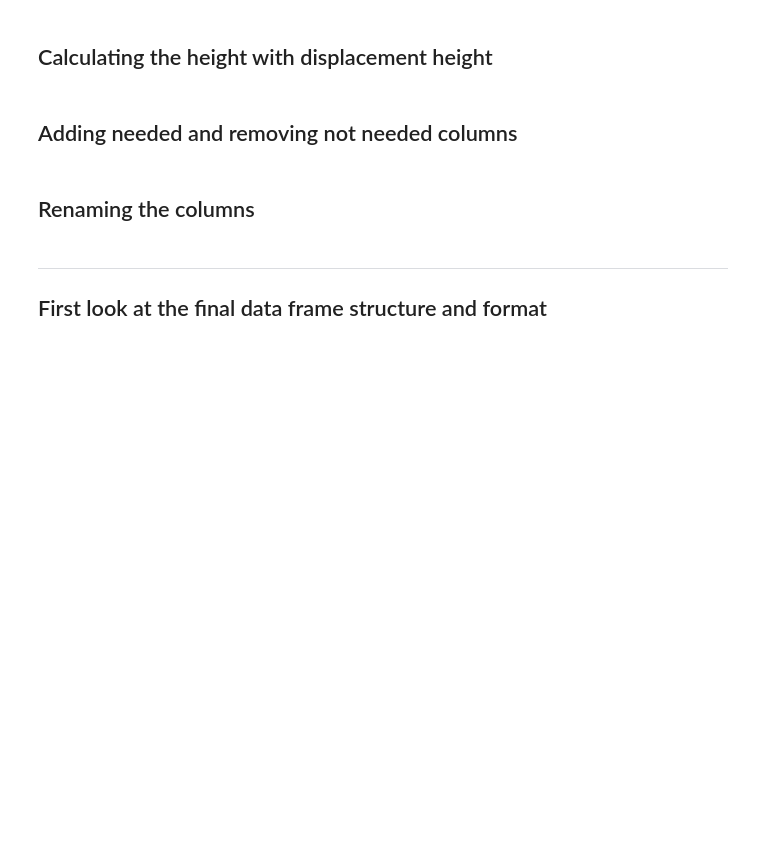
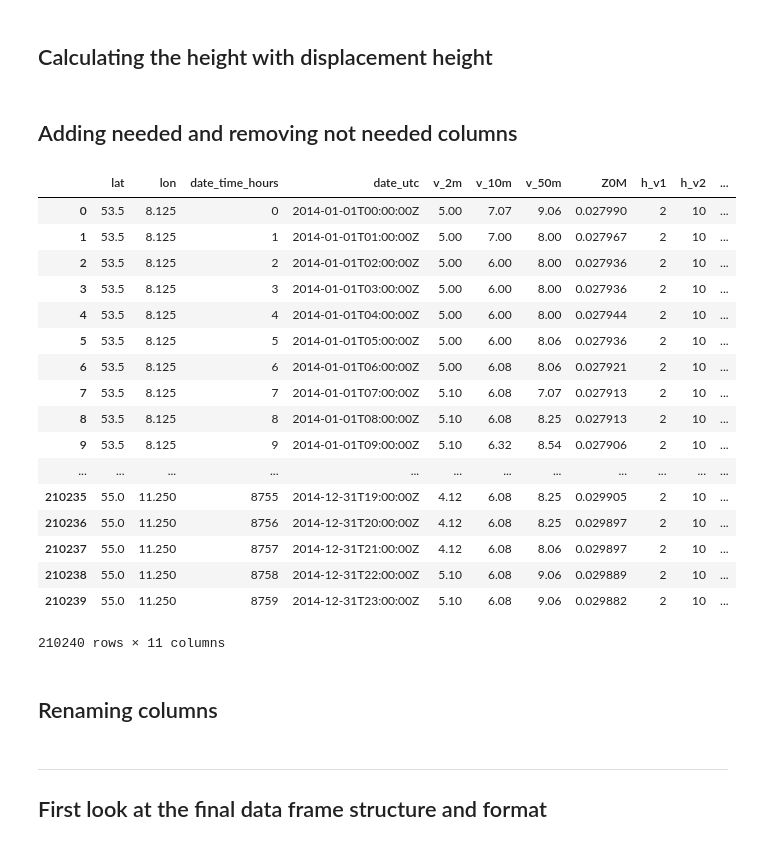
Before and after one commit to Open-Power-System-Data/weather_data, a Jupyter notebook: download.ipynb, the cells around one changed output. Saved outputs shown, nothing was run; the diff lists cells and outputs as text; code cells hidden in the pictures; blank space fills up the shorter version.

```diff
--- a/download.ipynb
+++ b/download.ipynb
@@ -157,11 +96,13 @@ Definition of desired coordinates (rectangular area) data is needed for -> corne
 # %%
 # User input of coordinates
 # ------
-# Example: Schleswig-Holstein (lat/lon WSG84)
-# Nordost-Punkt; 55,036823°N, 11,349297°E
-# Südwest-Punkt; 53,366266°N, 7,887088°E
+# Example: Schleswig-Holstein (lat/lon)
+# Northeastern point: 55,036823°N, 11,349297°E
+# Southwestern point: 53,366266°N, 7,887088°E
 
+# Northeastern coordinate
 lat_1, lon_1 = 53.366266, 7.887088
+# Southwestern coordinate
 lat_2, lon_2 = 55.036823, 11.349297
 
 def translate_lat_to_geos5_native(latitude):
@@ -178,6 +119,11 @@ def translate_lon_to_geos5_native(longitude):
     return (1 + ((longitude) + 180) / 0.625)
 
 def find_closest_coordinate(calc_coord, coord_array):
+    """
+    Since the resolution of the grid is 0.5 x 0.625, the 'real world'
+    coordinates will not be matched 100% correctly. This function matches
+    the coordinates as close as possible.
+    """
     # np.argmin() finds the smallest value in an array and returns its
     # index. np.abs() returns the absolute value of each item of an array.
     # To summarize, the function finds the difference closest to 0 and returns
@@ -185,17 +131,18 @@ def find_closest_coordinate(calc_coord, coord_array):
     index = np.abs(coord_array-calc_coord).argmin()
     return coord_array[index]
 
-# The arrays contain the coordinates of the grid used by the API
+# The arrays contain the coordinates of the grid used by the API.
 lat_coords = np.arange(0, 360, dtype=int)
 lon_coords = np.arange(0, 575, dtype=int)
 
+# Translate the coordinates that define your area to grid coordinates.
 lat_coord_1 = translate_lat_to_geos5_native(lat_1)
 lon_coord_1 = translate_lon_to_geos5_native(lon_1)
 lat_coord_2 = translate_lat_to_geos5_native(lat_2)
 lon_coord_2 = translate_lon_to_geos5_native(lon_2)
 
 
-# find the closest coordinate in the grid
+# Find the closest coordinate in the grid.
 lat_co_1_closest = find_closest_coordinate(lat_coord_1, lat_coords)
 lon_co_1_closest = find_closest_coordinate(lon_coord_1, lon_coords)
 lat_co_2_closest = find_closest_coordinate(lat_coord_2, lat_coords)
@@ -336,7 +309,10 @@ download_manager.download_urls = roughness_links
 # %%
-# The dimensions map the MERRA2 grid coordinates to lat/lon.
-requested_lat_dim = '[' + str(lat_co_1_closest - 1)  + ':1:' + str(lat_co_2_closest - 1) + ']'
-requested_lon_dim = '[' + str(lon_co_1_closest - 1)  + ':1:' + str(lon_co_2_closest - 1) + ']'
+# The dimensions map the MERRA2 grid coordinates to lat/lon. The coordinates
+# to request are 0:360 wheare as the other coordinates are 1:361
+requested_lat_dim = '[{lat_1}:1:{lat_2}]'.format(
+                    lat_1=lat_co_1_closest - 1, lat_2=lat_co_2_closest - 1)
+requested_lon_dim = '[{lon_1}:1:{lon_2}]'.format(
+                    lon_1=lon_co_1_closest - 1, lon_2=lon_co_2_closest - 1)
 
 lat_lon_dimension_para = 'lat' + requested_lat_dim + ',lon' + requested_lon_dim
 # Creating the download url.
@@ -371,7 +357,6 @@ def extract_date(data_set):
     """
     Extracts the date from the filename before merging the datasets.
     """
-
     try:
         # The attribute name changed during the development of this script
         # from HDF5_Global.Filename to Filename.
@@ -400,7 +385,8 @@ def extract_date(data_set):
 file_path = os.path.join('download', '*.nc4')
 
 try:
-    with xr.open_mfdataset(file_path, concat_dim='date', preprocess=extract_date) as ds_wind:
+    with xr.open_mfdataset(file_path, concat_dim='date',
+                           preprocess=extract_date) as ds_wind:
         print(ds_wind)
         df_wind = ds_wind.to_dataframe()
 
@@ -429,11 +450,12 @@ df_wind
 # %%
 def converting_timeformat_to_ISO8601(row):
+    """Generates datetime according to ISO 8601 (UTC)"""
     date = dateutil.parser.parse(row['date'])
     hour = int(row['time'])
     # timedelta from the datetime module enables the programmer
     # to add time to a date.
     date_time = date + timedelta(hours = hour)
-    return str(date_time.isoformat()) + 'Z'  # MERRA2 datasets have the UTC time zone.
+    return str(date_time.isoformat()) + 'Z'  # MERRA2 datasets have UTC time zone.
 df_wind['date_utc'] = df_wind.apply(converting_timeformat_to_ISO8601, axis=1)
 
 
@@ -487,9 +583,31 @@ df['h_v2'] = df.apply((lambda x:int(x['DISPH']) + 10), axis=1)
 # %%
 df['v_100m'] = np.nan
 df.drop('DISPH', axis=1, inplace=True)
-df.drop(['time'], axis=1, inplace=True)
+df.drop(['time', 'date'], axis=1, inplace=True)
 df.drop(['U2M', 'U10M', 'U50M', 'V2M', 'V10M', 'V50M'], axis=1, inplace=True)
+
+df['lat'] = df['lat'].apply(lambda x: lat_array[int(x)])
+df['lon'] = df['lon'].apply(lambda x: lon_array[int(x)])
 df
+# %% [output]
+|  | lat | lon | date_time_hours | date_utc | v_2m | v_10m | v_50m | Z0M | h_v1 | h_v2 | ... |
+| 0 | 53.5 | 8.125 | 0 | 2014-01-01T00:00:00Z | 5.00 | 7.07 | 9.06 | 0.027990 | 2 | 10 | ... |
+| 1 | 53.5 | 8.125 | 1 | 2014-01-01T01:00:00Z | 5.00 | 7.00 | 8.00 | 0.027967 | 2 | 10 | ... |
+| 2 | 53.5 | 8.125 | 2 | 2014-01-01T02:00:00Z | 5.00 | 6.00 | 8.00 | 0.027936 | 2 | 10 | ... |
+| 3 | 53.5 | 8.125 | 3 | 2014-01-01T03:00:00Z | 5.00 | 6.00 | 8.00 | 0.027936 | 2 | 10 | ... |
+| 4 | 53.5 | 8.125 | 4 | 2014-01-01T04:00:00Z | 5.00 | 6.00 | 8.00 | 0.027944 | 2 | 10 | ... |
+| 5 | 53.5 | 8.125 | 5 | 2014-01-01T05:00:00Z | 5.00 | 6.00 | 8.06 | 0.027936 | 2 | 10 | ... |
+| 6 | 53.5 | 8.125 | 6 | 2014-01-01T06:00:00Z | 5.00 | 6.08 | 8.06 | 0.027921 | 2 | 10 | ... |
+| 7 | 53.5 | 8.125 | 7 | 2014-01-01T07:00:00Z | 5.10 | 6.08 | 7.07 | 0.027913 | 2 | 10 | ... |
+| 8 | 53.5 | 8.125 | 8 | 2014-01-01T08:00:00Z | 5.10 | 6.08 | 8.25 | 0.027913 | 2 | 10 | ... |
+| 9 | 53.5 | 8.125 | 9 | 2014-01-01T09:00:00Z | 5.10 | 6.32 | 8.54 | 0.027906 | 2 | 10 | ... |
+| ... | ... | ... | ... | ... | ... | ... | ... | ... | ... | ... | ... |
+| 210235 | 55.0 | 11.250 | 8755 | 2014-12-31T19:00:00Z | 4.12 | 6.08 | 8.25 | 0.029905 | 2 | 10 | ... |
+| 210236 | 55.0 | 11.250 | 8756 | 2014-12-31T20:00:00Z | 4.12 | 6.08 | 8.25 | 0.029897 | 2 | 10 | ... |
+| 210237 | 55.0 | 11.250 | 8757 | 2014-12-31T21:00:00Z | 4.12 | 6.08 | 8.06 | 0.029897 | 2 | 10 | ... |
+| 210238 | 55.0 | 11.250 | 8758 | 2014-12-31T22:00:00Z | 5.10 | 6.08 | 9.06 | 0.029889 | 2 | 10 | ... |
+| 210239 | 55.0 | 11.250 | 8759 | 2014-12-31T23:00:00Z | 5.10 | 6.08 | 9.06 | 0.029882 | 2 | 10 | ... |
+210240 rows × 11 columns
 # %% [markdown]
-## Renaming the columns
+## Renaming columns
 # %%
```
Also changed, not shown: parts of 44 cells of this notebook.
